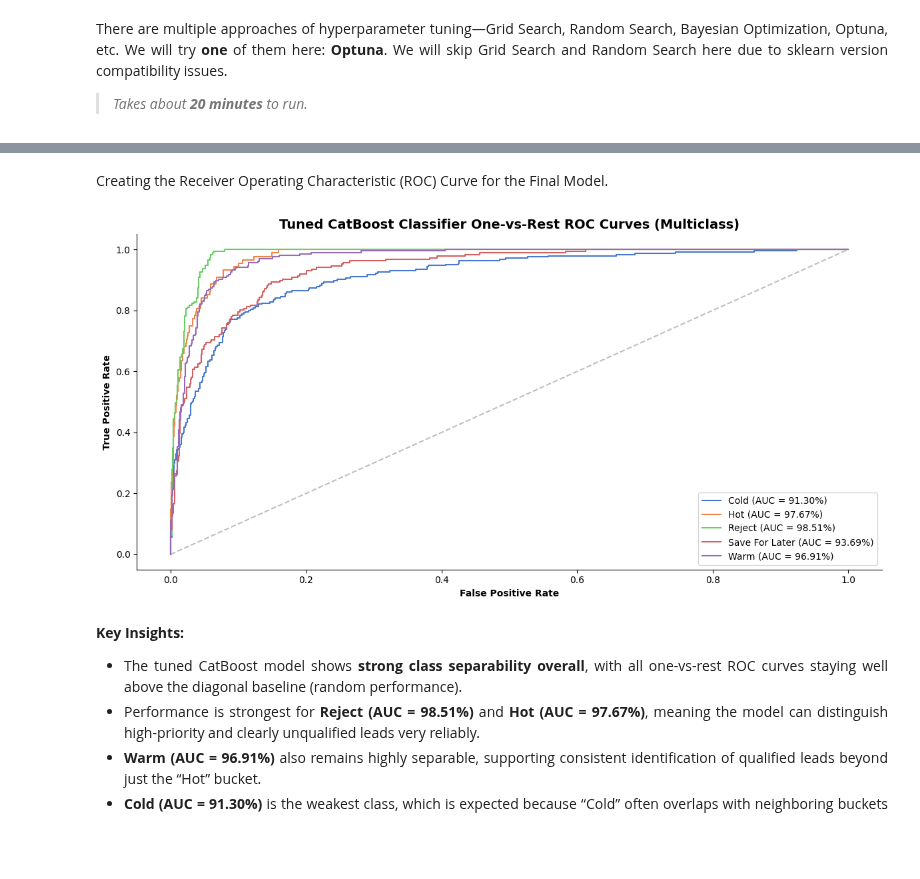
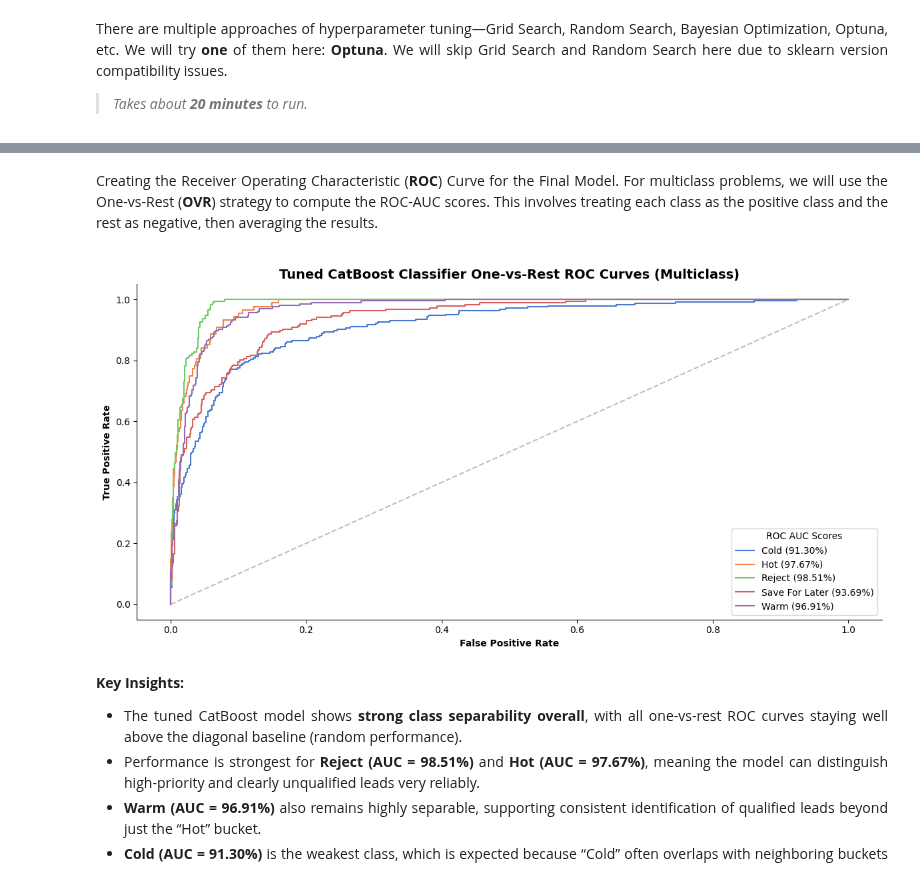
Before and after one commit to tasnimtalha09/applied-machine-learning-for-business, a Jupyter notebook: 04_lead_evaluator/model_development.ipynb, the cells around one changed output, grey strips where cells are left out. Cells and saved outputs as stored; diff of their text form; code cells hidden in the pictures; blank space fills up the shorter version.

```diff
--- a/04_lead_evaluator/model_development.ipynb
+++ b/04_lead_evaluator/model_development.ipynb
@@ -1906,37 +1906,44 @@ Tuned CatBoost:  4.22%
 Overfitting reduced by 17.27% after tuning
-# %% [markdown]
-Creating the Receiver Operating Characteristic (ROC) Curve for the Final Model.
+# %% [markdown]
+<div style = "text-align: justify;">
+
+Creating the Receiver Operating Characteristic (**ROC**) Curve for the Final Model. For multiclass problems, we will use the One-vs-Rest (**OVR**) strategy to compute the ROC-AUC scores. This involves treating each class as the positive class and the rest as negative, then averaging the results.
+
+</div>
 # %%
 # preparing the data for one-vs-rest ROC curve
 from sklearn.metrics import auc
 from sklearn.preprocessing import label_binarize
 
 # getting class names from the tuned model
 classes = cat_tuned.classes_
 
 # binarizing y_test for one-vs-rest ROC curve
 y_test_bin_roc = label_binarize(y_test, classes = classes)
 
 # getting predicted probabilities from tuned model
 y_prob_cat_tuned = cat_tuned.predict_proba(X = X_test)
 
+# creating the plot
 plt.figure(figsize = (12, 6))
 
+# plotting the one-vs-rest ROC curves for each class
 for i, cls in enumerate(classes):
     fpr, tpr, _ = roc_curve(y_test_bin_roc[:, i], y_prob_cat_tuned[:, i])
     roc_auc = auc(x = fpr, y = tpr)
-    plt.plot(fpr, tpr, label = f"{cls} (AUC = {roc_auc:.2%})")
+    plt.plot(fpr, tpr, label = f"{cls} ({roc_auc:.2%})")
 
+# customizing the plot
 plt.plot([0, 1], [0, 1], linestyle = "--", alpha = 0.5, color = "gray")
 plt.xlabel("False Positive Rate", fontweight = "bold")
 plt.ylabel("True Positive Rate", fontweight = "bold")
 plt.title("Tuned CatBoost Classifier One-vs-Rest ROC Curves (Multiclass)", fontweight = "bold", fontsize = 14)
-plt.legend(loc = "lower right")
+plt.legend(title = "ROC AUC Scores", loc = "lower right")
 plt.tight_layout()
 sns.despine()
 plt.show()
 # %% [output]
-[figure, old version]
+[figure, new version]
 # %% [markdown]
 <div style = "text-align: justify;">
 
```
Also changed, not shown: parts of 8 cells of this notebook, 4 other files.
